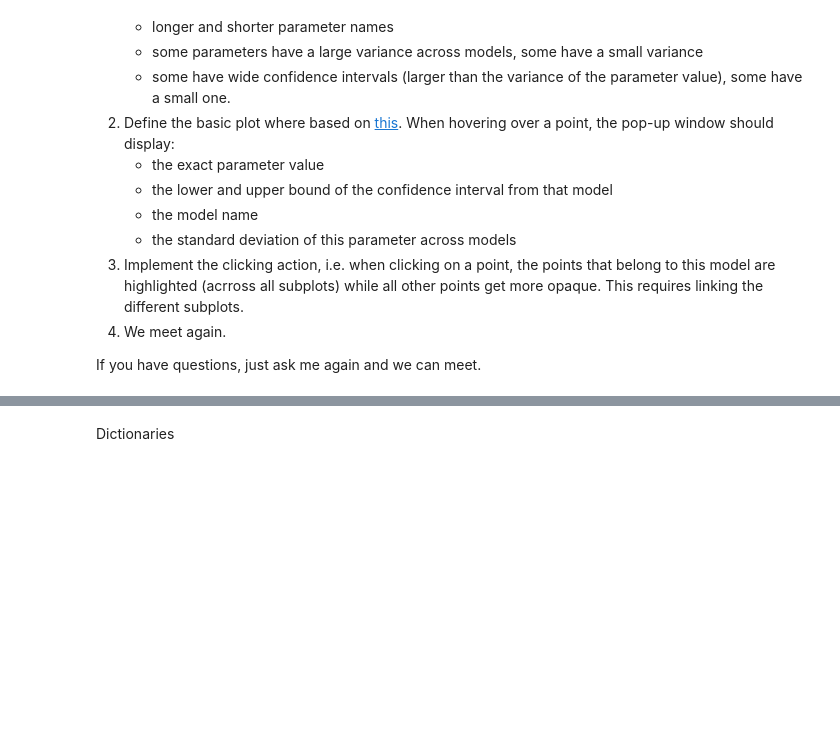
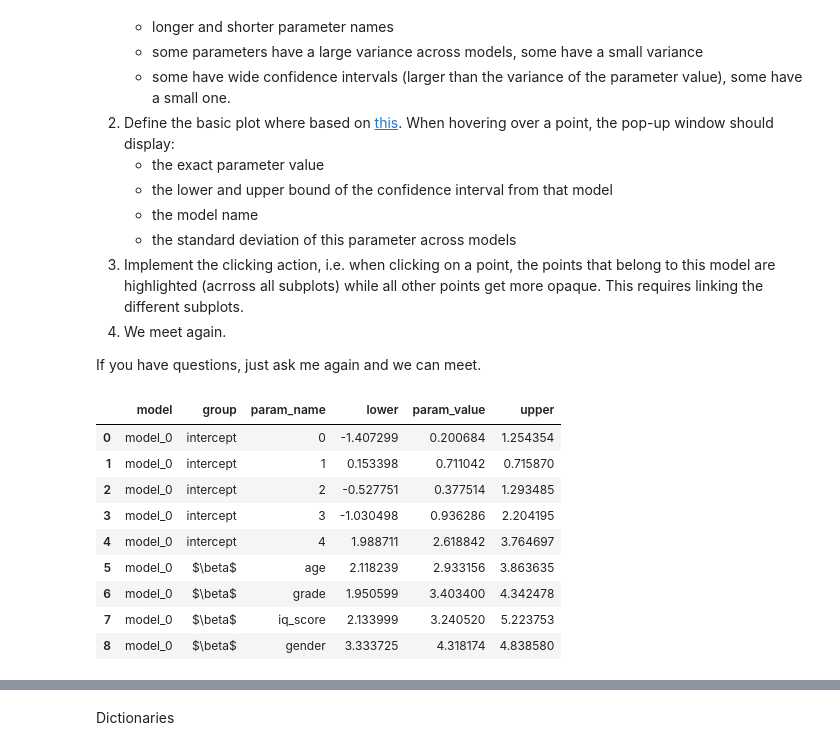
Before and after one commit to janosg/comparison_plot, a Jupyter notebook: comparison_plot.ipynb, the cells around one changed output, grey strips where cells are left out. Cells and saved outputs as stored; diff of their text form; code cells hidden in the pictures; blank space fills up the shorter version.

Commit message:
Support data_dict and DataFrame directly. Generated more elaborate toy example.

```diff
--- a/comparison_plot.ipynb
+++ b/comparison_plot.ipynb
@@ -52,0 +56,47 @@ If you have questions, just ask me again and we can meet.
+# %%
+nr_models = 10
+nr_intercepts = 5
+
+intercept_tuples = [str(i) for i in range(nr_intercepts)]
+short_controls = ['age', 'grade', 'iq_score', 'gender']
+long_controls = short_controls + [
+    'parent_educ', 'parent_inc', 'parent_occup', 'dist_to_school',
+    'single_parent', 'single_parent_x_parent_inc']
+
+cols = ['model', 'param_value', 'param_name', 'lower', 'upper', 'group']
+
+model_comp_df = pd.DataFrame()
+
+for i in range(nr_models):
+    if i < 0.7 * nr_models:
+        ctrl_names = short_controls
+        factor = 0.5
+    else:
+        ctrl_names = long_controls
+        factor = 0.7
+    nr_params = nr_intercepts + len(ctrl_names)
+
+    df = pd.DataFrame(columns=cols)
+    df['param_value'] = factor * np.arange(nr_params) + np.random.normal(0, 1, nr_params)
+    df['param_name'] = [str(i) for i in range(nr_intercepts)] + ctrl_names
+    df['lower'] = df['param_value'] - np.random.normal(1, factor, nr_params)
+    df['upper'] = df['param_value'] + np.random.normal(1, factor, nr_params)
+    df['group'] = ['intercept'] * nr_intercepts + [r'$\beta$'] * len(ctrl_names)
+    df['model'] = 'model_' + str(i)
+
+    model_comp_df = pd.concat([model_comp_df, df], axis=0, sort=False)
+
+model_comp_df.reset_index(inplace=True, drop=True)
+model_comp_df = model_comp_df[['model', 'group', 'param_name', 'lower', 'param_value', 'upper']]
+model_comp_df[:9]
+# %% [output]
+|  | model | group | param_name | lower | param_value | upper |
+| 0 | model_0 | intercept | 0 | -1.407299 | 0.200684 | 1.254354 |
+| 1 | model_0 | intercept | 1 | 0.153398 | 0.711042 | 0.715870 |
+| 2 | model_0 | intercept | 2 | -0.527751 | 0.377514 | 1.293485 |
+| 3 | model_0 | intercept | 3 | -1.030498 | 0.936286 | 2.204195 |
+| 4 | model_0 | intercept | 4 | 1.988711 | 2.618842 | 3.764697 |
+| 5 | model_0 | $\beta$ | age | 2.118239 | 2.933156 | 3.863635 |
+| 6 | model_0 | $\beta$ | grade | 1.950599 | 3.403400 | 4.342478 |
+| 7 | model_0 | $\beta$ | iq_score | 2.133999 | 3.240520 | 5.223753 |
+| 8 | model_0 | $\beta$ | gender | 3.333725 | 4.318174 | 4.838580 |
```
Also changed, not shown: parts of 4 cells of this notebook, 1 other file.
